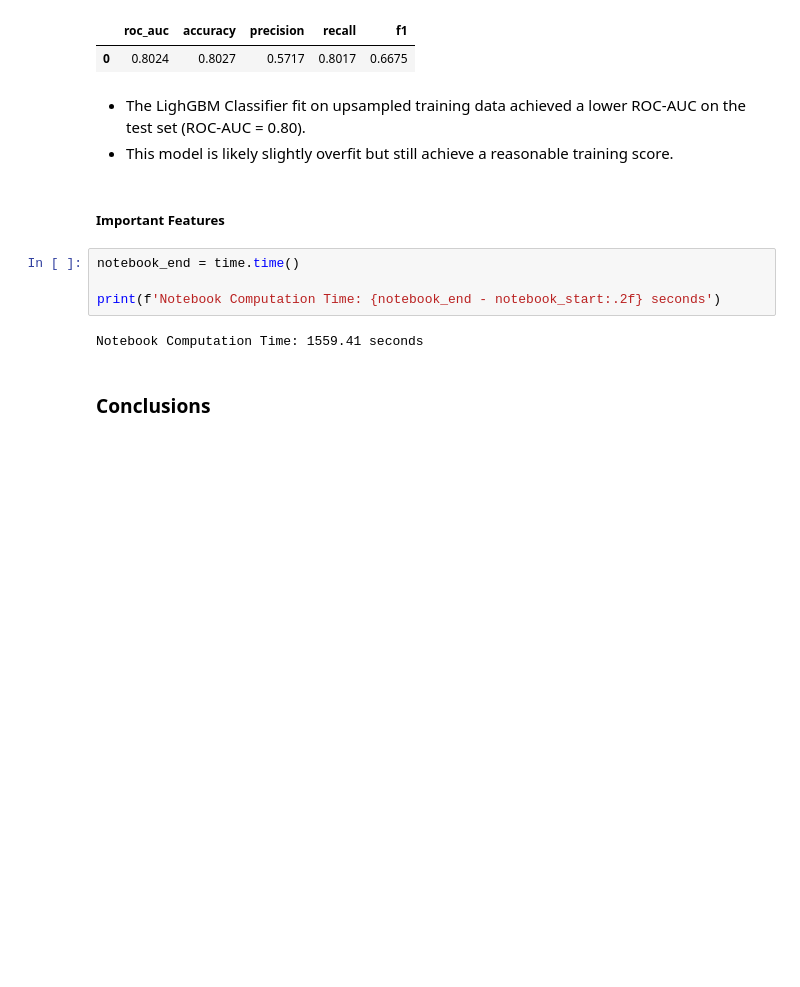
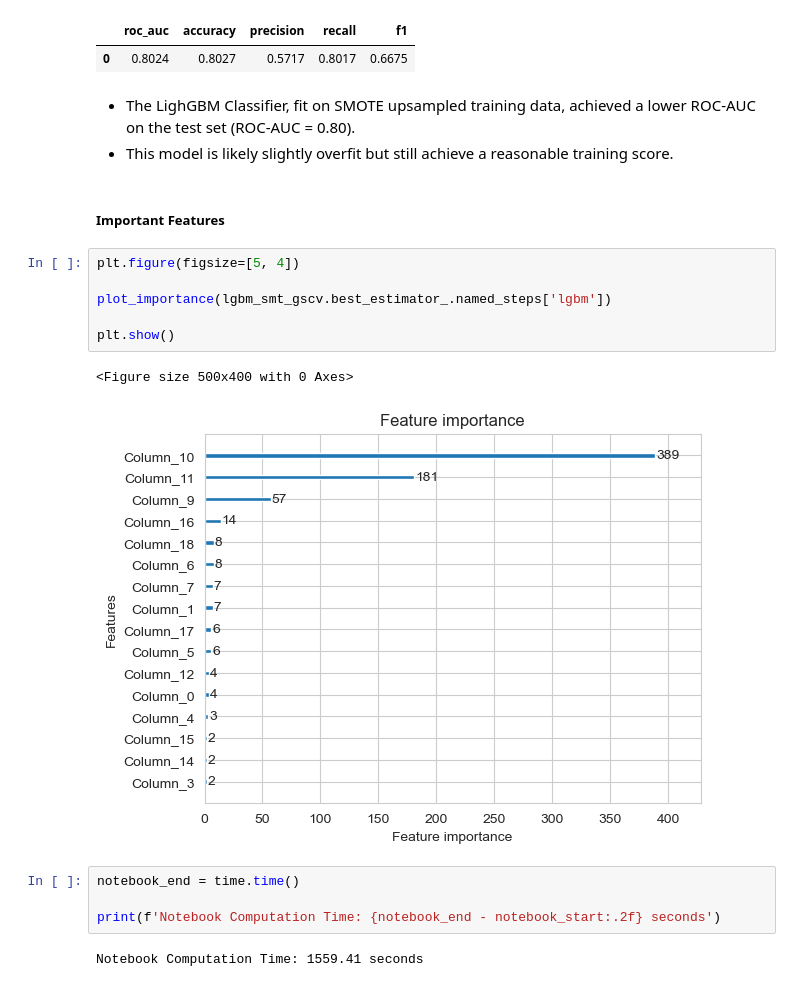
Before and after one commit to kellyshreeve/final-project, a Jupyter notebook: project-code.ipynb, the cells around one changed output. Cells and saved outputs as stored; diff of their text form; blank space fills up the shorter version.

```diff
--- a/project-code.ipynb
+++ b/project-code.ipynb
@@ -2058,15 +2081,22 @@ LightGBM SMOTE Test Results:
 |  | roc_auc | accuracy | precision | recall | f1 |
 | 0 | 0.8024 | 0.8027 | 0.5717 | 0.8017 | 0.6675 |
 # %% [markdown]
-* The LighGBM Classifier fit on upsampled training data achieved a lower ROC-AUC on the test set (ROC-AUC = 0.80).
+* The LighGBM Classifier, fit on SMOTE upsampled training data, achieved a lower ROC-AUC on the test set (ROC-AUC = 0.80).
 * This model is likely slightly overfit but still achieve a reasonable training score.
 # %% [markdown]
 ##### Important Features
+# %%
+plt.figure(figsize=[5, 4])
+
+plot_importance(lgbm_smt_gscv.best_estimator_.named_steps['lgbm'])
+
+plt.show()
+# %% [output]
+<Figure size 500x400 with 0 Axes>
+[figure, added]
 # %%
 notebook_end = time.time()
 
 print(f'Notebook Computation Time: {notebook_end - notebook_start:.2f} seconds')
 # %% [output]
 Notebook Computation Time: 1559.41 seconds
-# %% [markdown]
-### **Conclusions**
```
Also changed, not shown: parts of 18 cells of this notebook.
